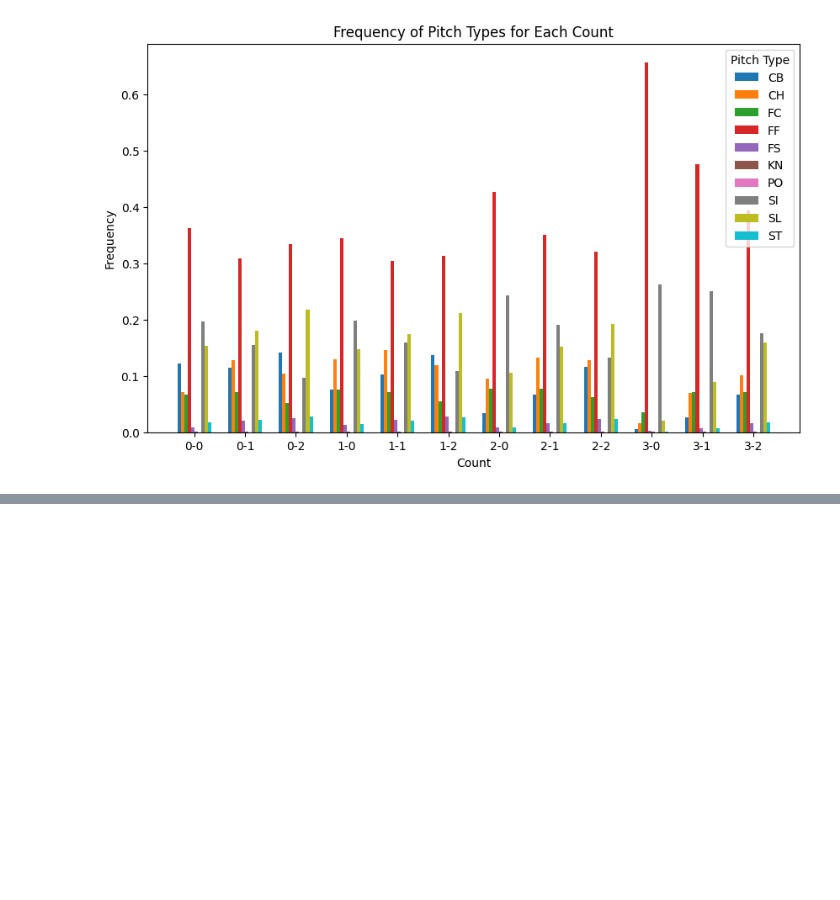
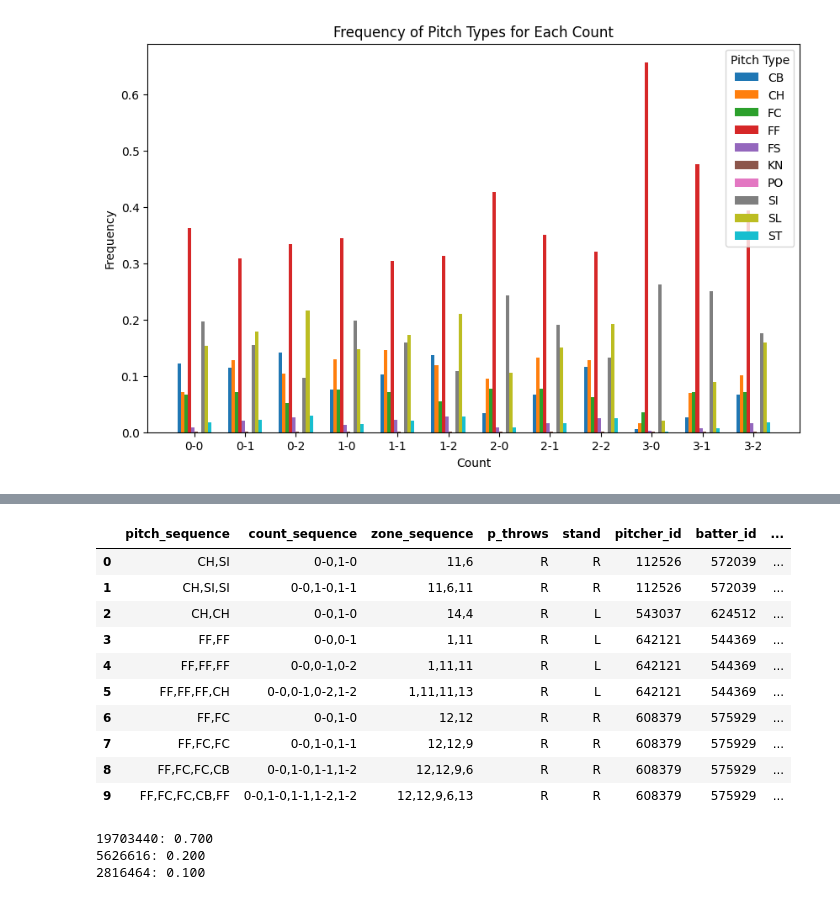
Before and after one commit to sidthakur08/pitch-sequencing, a Jupyter notebook: notebooks/PitchCountState/analysis.ipynb, the cells around one changed output, grey strips where cells are left out. Drawn from its saved outputs; the diff is of its cells as text; code cells hidden in the pictures; blank space fills up the shorter version.

```diff
--- a/notebooks/PitchCountState/analysis.ipynb
+++ b/notebooks/PitchCountState/analysis.ipynb
@@ -153,0 +257,4 @@ ax.legend(title='Pitch Type')
+# %%
+# 70/20/10 Split
+train_df, temp_df = train_test_split(seq_df_to_export, test_size=0.3, random_state=42)
+validation_df, test_df = train_test_split(temp_df, test_size=1/3, random_state=42)
@@ -153,0 +265,48 @@ ax.legend(title='Pitch Type')
+# %%
+def explode_dataframe_incremental_sequences(seq_df: pd.DataFrame, min_seq_len:int =2) -> pd.DataFrame:
+    def generate_sequences(row):
+        results = []
+        # Assuming all columns are to be treated equally
+        for col in ['pitch_sequence', 'count_sequence', 'zone_sequence']:
+            items = row[col].split(',')
+            # Generate incremental sequences with at least `min_length` items for each column
+            sequences = [','.join(items[:i]) for i in range(min_seq_len, len(items) + 1)]
+            results.append(sequences)
+        # Return combined sequences maintaining coupling between columns
+        combined = list(zip(*results))
+        exploded_rows = [{'pitch_sequence': combo[0], 'count_sequence': combo[1], 'zone_sequence': combo[2], 'p_throws': row['p_throws'], 'stand': row['stand'], 'pitcher_id': row['pitcher_id'], 'batter_id': row['batter_id'], 'at_bat_number': row['at_bat_number']} for combo in combined]
+        return exploded_rows
+
+    # Apply the function and explode the resulting lists into separate rows
+    Y = seq_df.apply(generate_sequences, axis=1).explode().reset_index(drop=True)
+    # Convert list of dictionaries back to DataFrame
+    Y = pd.DataFrame(Y.tolist())
+
+    return Y
+# %%
+exploded_train_df = explode_dataframe_incremental_sequences(train_df)
+exploded_valid_df = explode_dataframe_incremental_sequences(validation_df)
+exploded_test_df = explode_dataframe_incremental_sequences(test_df)
+# %%
+exploded_test_df.head(10)
+# %% [output]
+|  | pitch_sequence | count_sequence | zone_sequence | p_throws | stand | pitcher_id | batter_id | ... |
+| 0 | CH,SI | 0-0,1-0 | 11,6 | R | R | 112526 | 572039 | ... |
+| 1 | CH,SI,SI | 0-0,1-0,1-1 | 11,6,11 | R | R | 112526 | 572039 | ... |
+| 2 | CH,CH | 0-0,1-0 | 14,4 | R | L | 543037 | 624512 | ... |
+| 3 | FF,FF | 0-0,0-1 | 1,11 | R | L | 642121 | 544369 | ... |
+| 4 | FF,FF,FF | 0-0,0-1,0-2 | 1,11,11 | R | L | 642121 | 544369 | ... |
+| 5 | FF,FF,FF,CH | 0-0,0-1,0-2,1-2 | 1,11,11,13 | R | L | 642121 | 544369 | ... |
+| 6 | FF,FC | 0-0,1-0 | 12,12 | R | R | 608379 | 575929 | ... |
+| 7 | FF,FC,FC | 0-0,1-0,1-1 | 12,12,9 | R | R | 608379 | 575929 | ... |
+| 8 | FF,FC,FC,CB | 0-0,1-0,1-1,1-2 | 12,12,9,6 | R | R | 608379 | 575929 | ... |
+| 9 | FF,FC,FC,CB,FF | 0-0,1-0,1-1,1-2,1-2 | 12,12,9,6,13 | R | R | 608379 | 575929 | ... |
+# %%
+exploded_size = exploded_train_df.size + exploded_valid_df.size + exploded_test_df.size
+print(f"{exploded_train_df.size}: {exploded_train_df.size/exploded_size:.3f}")
+print(f"{exploded_valid_df.size}: {exploded_valid_df.size/exploded_size:.3f}")
+print(f"{exploded_test_df.size}: {exploded_test_df.size/exploded_size:.3f}")
+# %% [output]
+19703440: 0.700
+5626616: 0.200
+2816464: 0.100
```
Also changed, not shown: parts of 15 cells of this notebook.
